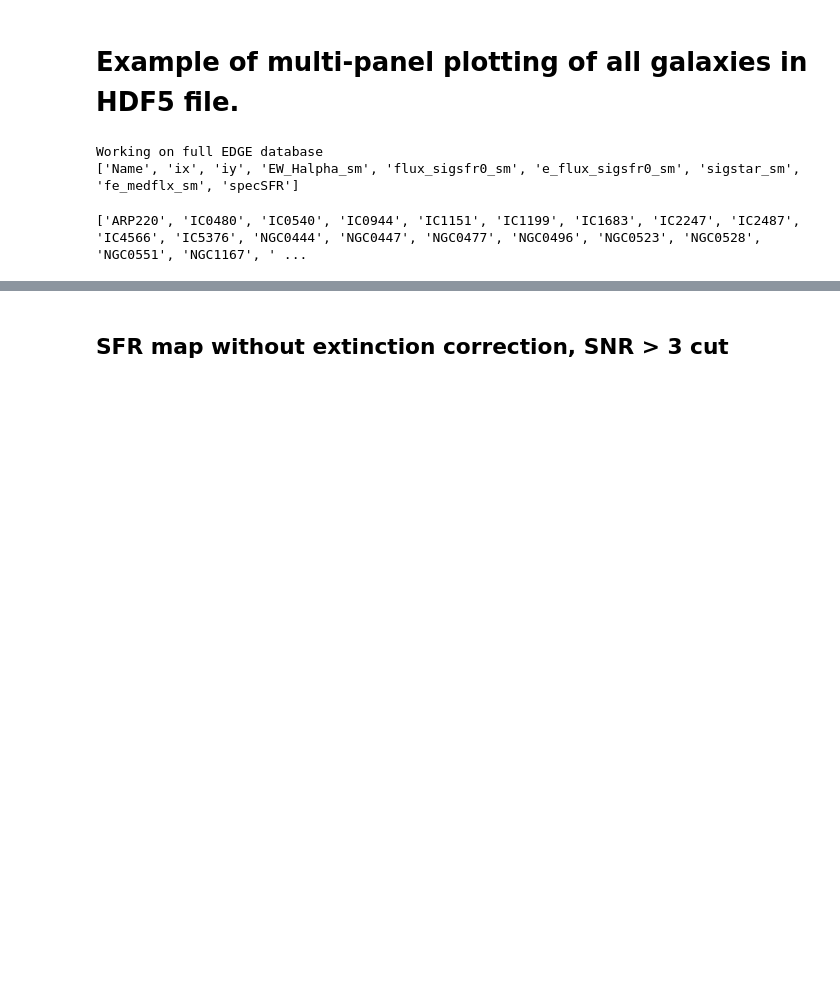
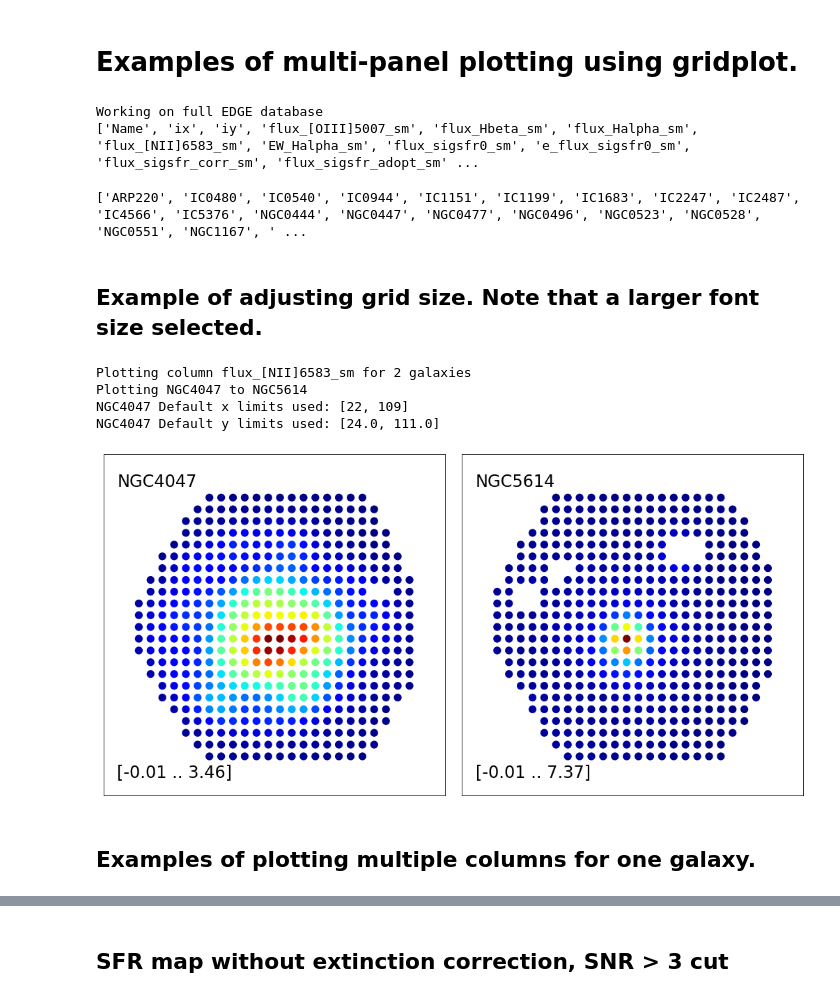
Before and after one commit to tonywong94/edge_pydb, a Jupyter notebook: demo_notebk/Multiplot.ipynb, the cells around one changed output, grey strips where cells are left out. Cells and saved outputs as stored; diff of their text form; code cells hidden in the pictures; blank space fills up the shorter version.

```diff
--- a/demo_notebk/Multiplot.ipynb
+++ b/demo_notebk/Multiplot.ipynb
@@ -1,5 +1,5 @@
 # %% [markdown]
-# Example of multi-panel plotting of all galaxies in HDF5 file.
+# Examples of multi-panel plotting using gridplot.
 # %%
 import numpy as np
 from edge_pydb import EdgeTable
@@ -8,7 +8,9 @@ from matplotlib.colors import LogNorm
 from edge_pydb.plotting import gridplot
 # %%
 sspcols  = ['Name','ix','iy','sigstar_sm','fe_medflx_sm']
-fluxcols = ['Name','ix','iy','EW_Halpha_sm','flux_sigsfr0_sm','e_flux_sigsfr0_sm']
+fluxcols = ['Name','ix','iy','flux_[OIII]5007_sm','flux_Hbeta_sm','flux_Halpha_sm',
+            'flux_[NII]6583_sm','EW_Halpha_sm','flux_sigsfr0_sm','e_flux_sigsfr0_sm',
+            'flux_sigsfr_corr_sm','flux_sigsfr_adopt_sm','BPT_sm','ZOH_sm']
 
 fluxtab = EdgeTable('edge.pipe3d.hdf5', path='flux_elines_sm', cols=fluxcols)
 ssptab = EdgeTable('edge.pipe3d.hdf5', path='SSP_sm', cols=sspcols)
@@ -22,9 +24,23 @@ fluxtab['EW_Halpha_sm'] = -fluxtab['EW_Halpha_sm']
 print(fluxtab.colnames)
 # %% [output]
 Working on full EDGE database
-['Name', 'ix', 'iy', 'EW_Halpha_sm', 'flux_sigsfr0_sm', 'e_flux_sigsfr0_sm', 'sigstar_sm', 'fe_medflx_sm', 'specSFR']
+['Name', 'ix', 'iy', 'flux_[OIII]5007_sm', 'flux_Hbeta_sm', 'flux_Halpha_sm', 'flux_[NII]6583_sm', 'EW_Halpha_sm', 'flux_sigsfr0_sm', 'e_flux_sigsfr0_sm', 'flux_sigsfr_corr_sm', 'flux_sigsfr_adopt_sm' ...
 # %%
 gallist = list(np.unique(fluxtab['Name']))
 print(gallist)
 # %% [output]
 ['ARP220', 'IC0480', 'IC0540', 'IC0944', 'IC1151', 'IC1199', 'IC1683', 'IC2247', 'IC2487', 'IC4566', 'IC5376', 'NGC0444', 'NGC0447', 'NGC0477', 'NGC0496', 'NGC0523', 'NGC0528', 'NGC0551', 'NGC1167', ' ...
+# %% [markdown]
+## Example of adjusting grid size.  Note that a larger font size selected.
+# %%
+plt.rcParams.update({'font.size': 24})
+gridplot(edgetab=fluxtab, gallist=['NGC4047', 'NGC5614'], columnlist=['flux_[NII]6583_sm'],
+         plotstyle='dot', pad=9, vshow=True, nx=2, ny=1)
+# %% [output]
+Plotting column flux_[NII]6583_sm for 2 galaxies
+Plotting NGC4047 to NGC5614
+NGC4047 Default x limits used: [22, 109]
+NGC4047 Default y limits used: [24.0, 111.0]
+[figure, added]
+# %% [markdown]
+## Examples of plotting multiple columns for one galaxy.
```
Also changed, not shown: parts of 10 cells of this notebook, 3 other files.
